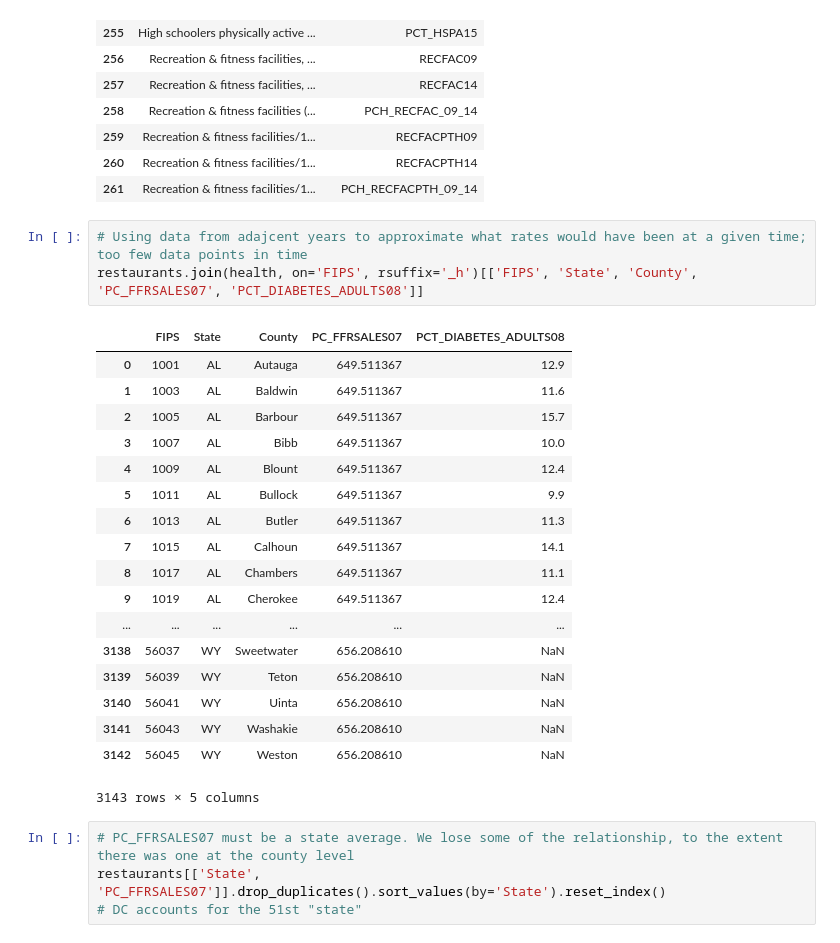
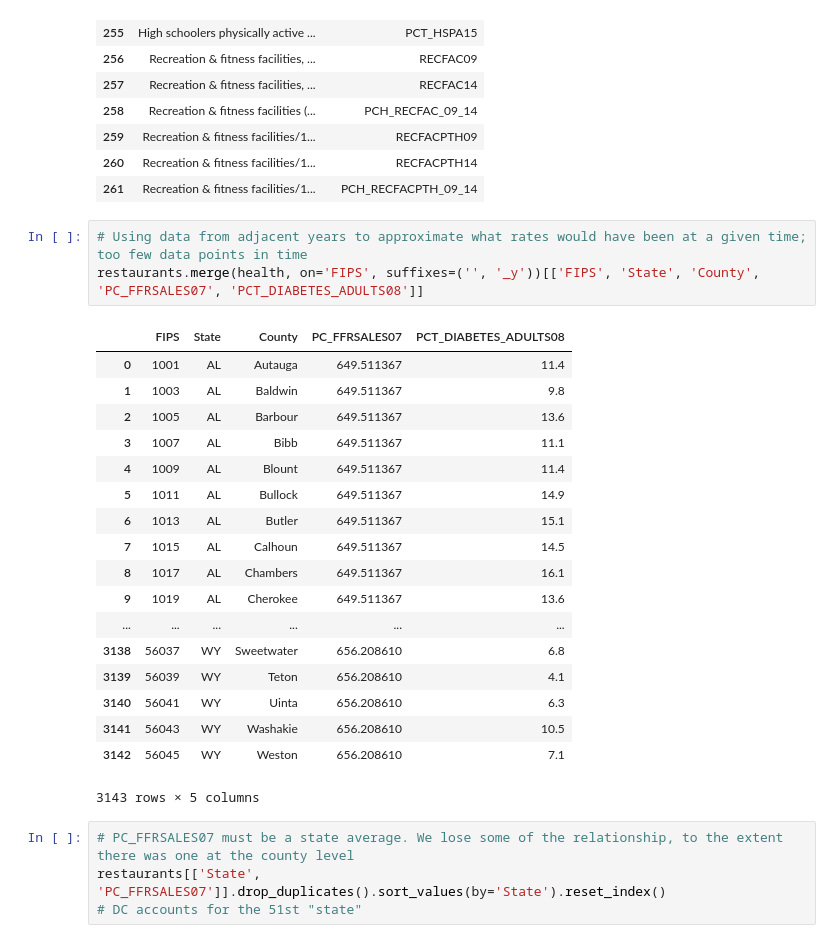
Before and after one commit to davidmudrauskas/data_science, a Jupyter notebook: food_environment/eda/initial_exploration.ipynb, the cells around one changed output. Saved outputs shown, nothing was run; the diff lists cells and outputs as text.

```diff
--- a/food_environment/eda/initial_exploration.ipynb
+++ b/food_environment/eda/initial_exploration.ipynb
@@ -140,26 +140,26 @@ variable_list[variable_list['Category Code'] == 'HEALTH'][['Variable Name','Vari
 | 260 | Recreation & fitness facilities/1... | RECFACPTH14 |
 | 261 | Recreation & fitness facilities/1... | PCH_RECFACPTH_09_14 |
 # %%
-# Using data from adajcent years to approximate what rates would have been at a given time; too few data points in time
-restaurants.join(health, on='FIPS', rsuffix='_h')[['FIPS', 'State', 'County', 'PC_FFRSALES07', 'PCT_DIABETES_ADULTS08']]
+# Using data from adjacent years to approximate what rates would have been at a given time; too few data points in time
+restaurants.merge(health, on='FIPS', suffixes=('', '_y'))[['FIPS', 'State', 'County', 'PC_FFRSALES07', 'PCT_DIABETES_ADULTS08']]
 # %% [output]
 |  | FIPS | State | County | PC_FFRSALES07 | PCT_DIABETES_ADULTS08 |
-| 0 | 1001 | AL | Autauga | 649.511367 | 12.9 |
-| 1 | 1003 | AL | Baldwin | 649.511367 | 11.6 |
-| 2 | 1005 | AL | Barbour | 649.511367 | 15.7 |
-| 3 | 1007 | AL | Bibb | 649.511367 | 10.0 |
-| 4 | 1009 | AL | Blount | 649.511367 | 12.4 |
-| 5 | 1011 | AL | Bullock | 649.511367 | 9.9 |
-| 6 | 1013 | AL | Butler | 649.511367 | 11.3 |
-| 7 | 1015 | AL | Calhoun | 649.511367 | 14.1 |
-| 8 | 1017 | AL | Chambers | 649.511367 | 11.1 |
-| 9 | 1019 | AL | Cherokee | 649.511367 | 12.4 |
+| 0 | 1001 | AL | Autauga | 649.511367 | 11.4 |
+| 1 | 1003 | AL | Baldwin | 649.511367 | 9.8 |
+| 2 | 1005 | AL | Barbour | 649.511367 | 13.6 |
+| 3 | 1007 | AL | Bibb | 649.511367 | 11.1 |
+| 4 | 1009 | AL | Blount | 649.511367 | 11.4 |
+| 5 | 1011 | AL | Bullock | 649.511367 | 14.9 |
+| 6 | 1013 | AL | Butler | 649.511367 | 15.1 |
+| 7 | 1015 | AL | Calhoun | 649.511367 | 14.5 |
+| 8 | 1017 | AL | Chambers | 649.511367 | 16.1 |
+| 9 | 1019 | AL | Cherokee | 649.511367 | 13.6 |
 | ... | ... | ... | ... | ... | ... |
-| 3138 | 56037 | WY | Sweetwater | 656.208610 | NaN |
-| 3139 | 56039 | WY | Teton | 656.208610 | NaN |
-| 3140 | 56041 | WY | Uinta | 656.208610 | NaN |
-| 3141 | 56043 | WY | Washakie | 656.208610 | NaN |
-| 3142 | 56045 | WY | Weston | 656.208610 | NaN |
+| 3138 | 56037 | WY | Sweetwater | 656.208610 | 6.8 |
+| 3139 | 56039 | WY | Teton | 656.208610 | 4.1 |
+| 3140 | 56041 | WY | Uinta | 656.208610 | 6.3 |
+| 3141 | 56043 | WY | Washakie | 656.208610 | 10.5 |
+| 3142 | 56045 | WY | Weston | 656.208610 | 7.1 |
 3143 rows × 5 columns
 # %%
 # PC_FFRSALES07 must be a state average. We lose some of the relationship, to the extent there was one at the county level
```
Also changed, not shown: parts of 8 cells of this notebook, 2 other files.
